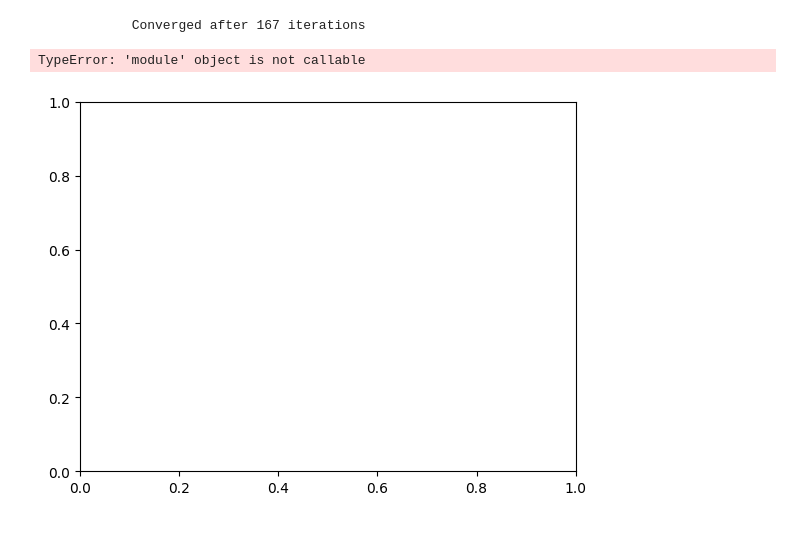
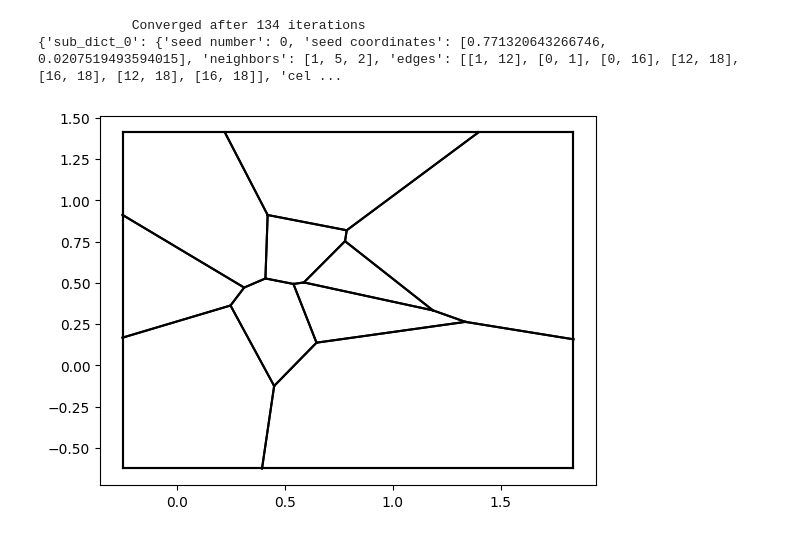
Before and after one commit to NejdetBalkir/Inverse_Voronoi, a Jupyter notebook: Voronoi_image_generation.ipynb, the cells around one changed output. Saved outputs shown, nothing was run; the diff lists cells and outputs as text; code cells hidden in the pictures.

```diff
--- a/Voronoi_image_generation.ipynb
+++ b/Voronoi_image_generation.ipynb
@@ -1,41 +1,38 @@
 # %%
 from scipy.spatial import Voronoi, voronoi_plot_2d
 import numpy as np
 import math
 import matplotlib.pyplot as plt
 
 # Creating random points
 np.random.seed(10)
-points = np.random.rand(5, 2)
+points = np.random.rand(10, 2)
 
 # points =  np.array([[0.22199317, 0.87073231], [0.20671916 ,0.91861091], [0.48841119, 0.61174386], [0.48841119, 0.61174386], [0.2968005,  0.18772123]])
 
 # np.random.seed(10)
 # points = np.random.rand(100, 2)
 
 # Creating the Voronoi diagram
 vor = Voronoi(points,qhull_options="Qc")
 
-minx = min(vor.vertices[:,0]) - 0.5
-maxx = max(vor.vertices[:,0]) + 0.5
-xValues = [minx, maxx]
 
-# Defining minimum and maximum y values and store them in an array for future reference
-miny = min(vor.vertices[:,1]) - 0.5
-maxy = max(vor.vertices[:,1]) + 0.5
-yValues = [miny,maxy]
 
 # from Main_Function import fun_vor_main
 # explicit_voronoi,vertices, cell_centers, mean_centers, distance_from_found_to_old, first_three_cell_centers= fun_vor_main(vor)
 from Main_Function import fun_vor_main
-explicit_voronoi, vertices, cell_centers, distance_from_found_to_original, distance_from_found_to_previous = fun_vor_main(vor,points)[0]
-
+explicit_voronoi, vertices, cell_centers, distance_from_found_to_original, distance_from_found_to_previous = fun_vor_main(vor,points)
+print(explicit_voronoi)
 # Plotting explicit Voronoi diagram
 fig, ax = plt.subplots()
 
-import Plot_Voronoi as PlotVoronoi
-PlotVoronoi(explicit_voronoi, vertices,ax)
+for sub_dict in explicit_voronoi:
+        edges_of_the_cell = explicit_voronoi[sub_dict]['edges']
+        for i in range(len(edges_of_the_cell)):
+            vertice1_of_edge = vertices[edges_of_the_cell[i][0]]
+            vertice2_of_edge = vertices[edges_of_the_cell[i][1]]
+            ax.plot([vertice1_of_edge[0],vertice2_of_edge[0]],[vertice1_of_edge[1],vertice2_of_edge[1]],'k-')
 # %% [output]
-            Converged after 167 iterations
+            Converged after 134 iterations
+{'sub_dict_0': {'seed number': 0, 'seed coordinates': [0.771320643266746, 0.0207519493594015], 'neighbors': [1, 5, 2], 'edges': [[1, 12], [0, 1], [0, 16], [12, 18], [16, 18], [12, 18], [16, 18]], 'cel ...
-TypeError: 'module' object is not callable
-[figure, old version]
+[figure, new version]
```
Also changed, not shown: 11 other files.
